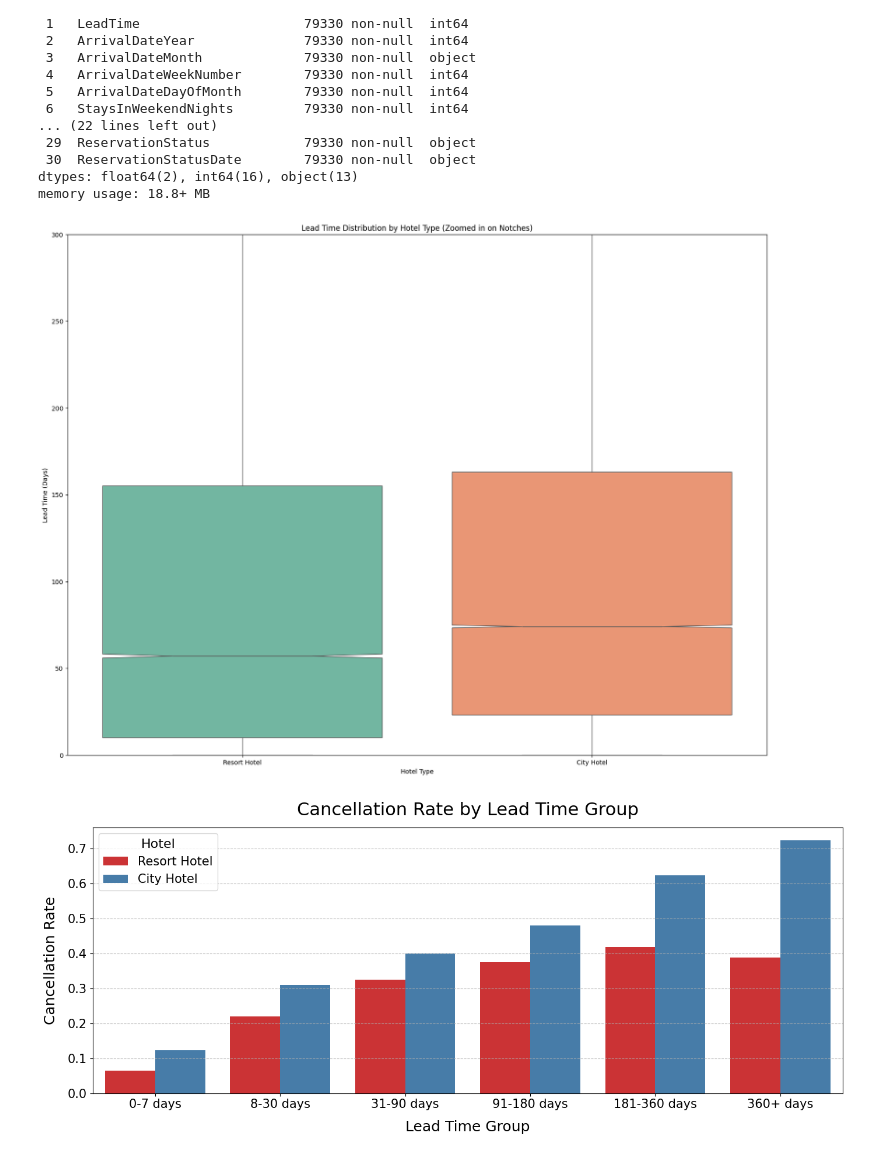
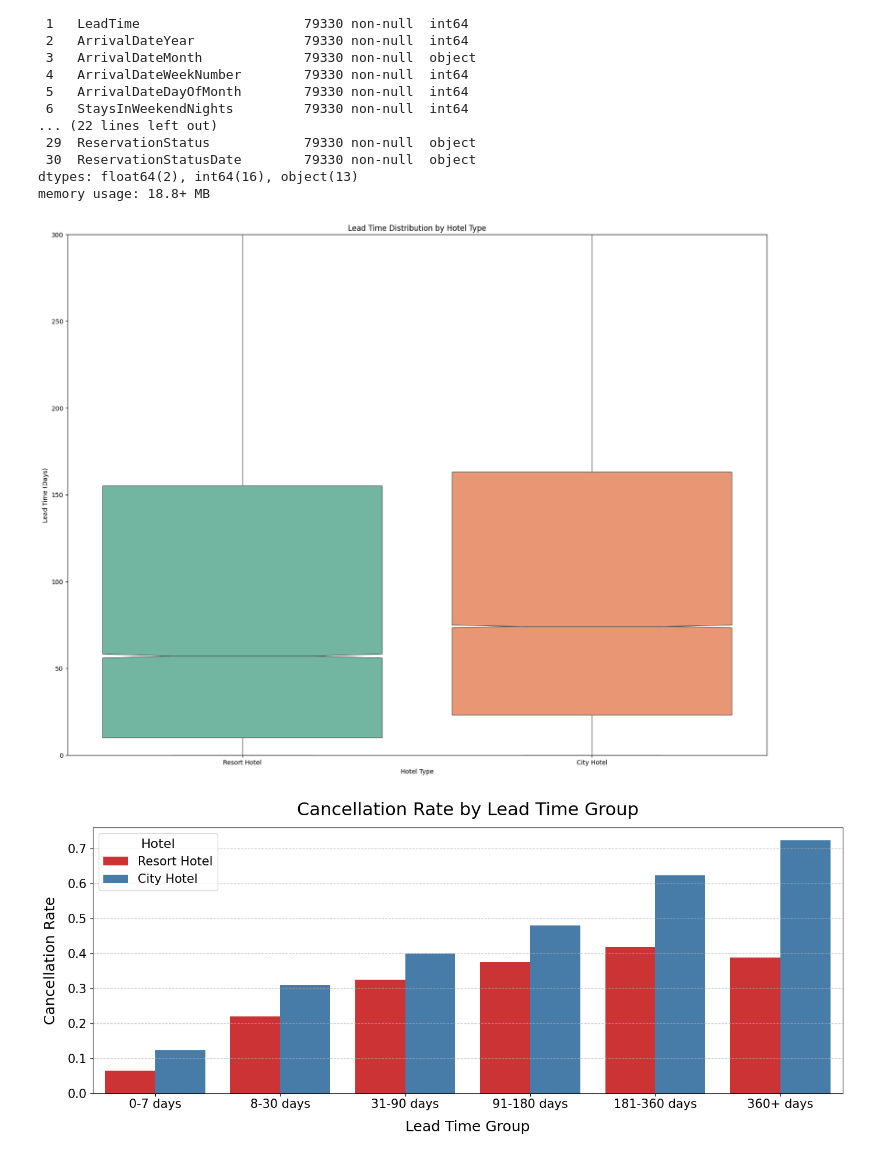
Before and after one commit to sylle321/Hotel_booking, a Jupyter notebook: Descriptive_Code.ipynb, the cells around one changed output. Saved outputs shown, nothing was run; the diff lists cells and outputs as text; code cells hidden in the pictures.

```diff
--- a/Descriptive_Code.ipynb
+++ b/Descriptive_Code.ipynb
@@ -382,7 +382,10 @@ Data columns (total 31 columns):
 dtypes: float64(2), int64(16), object(13)
 memory usage: 18.8+ MB
 # %%
-# Load both datasets as pandas DataFrames
+# ---Sonia: notched boxplot---
+# used GenAI to assist with creating notched box plot figure
+
+## Load both datasets as pandas DataFrames
 import pandas as pd
 import matplotlib.pyplot as plt
 import seaborn as sns
@@ -390,35 +393,35 @@ import seaborn as sns
 resort_df = pd.read_csv("/content/H1.csv")
 city_df = pd.read_csv("/content/H2.csv")
 
 # Label each hotel type
 resort_df["Hotel"] = "Resort Hotel"
 city_df["Hotel"] = "City Hotel"
 
 # Combine datasets
 df_combined = pd.concat([resort_df, city_df], ignore_index=True)
 
 # Create the notched box plot with zoomed-in y-axis to see notches clearly
 plt.figure(figsize=(20, 15))
 sns.boxplot(
     data=df_combined,
     x="Hotel",
     y="LeadTime",
     hue="Hotel",
     notch=True,
     showfliers=False,
     palette="Set2",
     legend=False
 )
 
 # Set limit to zoom in on the boxes and notches, ignoring extreme outliers
 plt.ylim(0, 300)
 
-plt.title("Lead Time Distribution by Hotel Type (Zoomed in on Notches)")
+plt.title("Lead Time Distribution by Hotel Type")
 plt.xlabel("Hotel Type")
 plt.ylabel("Lead Time (Days)")
 plt.show()
 # %% [output]
-[figure, old version]
+[figure, new version]
 # %%
 # Create lead time groups for easier profile interpretation
 df_combined['LeadTimeGroup'] = pd.cut(
```
Also changed, not shown: parts of 13 cells of this notebook.
